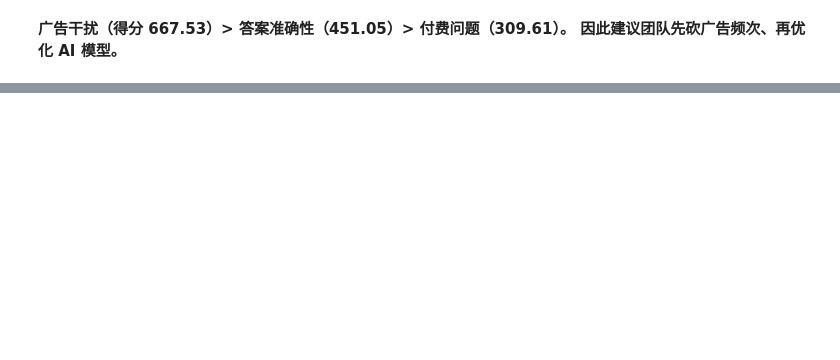
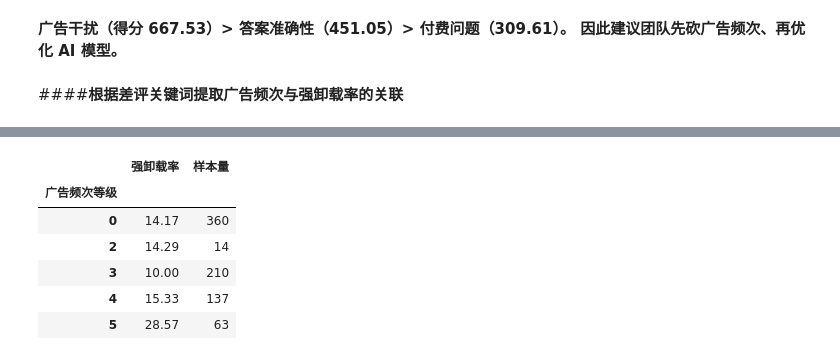
Before and after one commit to ashleyliang08/Personal-Projects-links-to-my-resume, a Jupyter notebook: Scrape_App_Reviews_of_Questionai_from_Google_Play_&_Do_Sentiment_Analysis_using_Python_&_Focus_On_Bad_Reviews_.ipynb, the cells around one changed output, grey strips where cells are left out. Drawn from its saved outputs; the diff is of its cells as text; code cells hidden in the pictures; blank space fills up the shorter version.

```diff
--- a/Scrape_App_Reviews_of_Questionai_from_Google_Play_&_Do_Sentiment_Analysis_using_Python_&_Focus_On_Bad_Reviews_.ipynb
+++ b/Scrape_App_Reviews_of_Questionai_from_Google_Play_&_Do_Sentiment_Analysis_using_Python_&_Focus_On_Bad_Reviews_.ipynb
@@ -283,10 +261,10 @@ plt.show()
 # %%
 # 按赞同数降序排列，取Top20
-top_disliked = bad_reviews.sort_values('thumbsUpCount', ascending=False).head(20)
+top_disliked = bad_reviews.sort_values('thumbs_up', ascending=False).head(20)
 
 print("\n获得最多用户赞同的20条差评（共性问题更明显）：")
 for idx, row in top_disliked.iterrows():
-    print(f"评分：{row['score']}星 | 赞同数：{row['thumbsUpCount']} | 评论片段：{row['content'][:800]}...")
+    print(f"评分：{row['rating']}星 | 赞同数：{row['thumbs_up']} | 评论片段：{row['content'][:800]}...")
 # %% [output]
 获得最多用户赞同的20条差评（共性问题更明显）：
 评分：1星 | 赞同数：1026 | 评论片段：I used to love this app. It would help with my math homework whenever I was confused as it explained how to solve it. However, after the update, things went down. The ads show  ...
@@ -371,7 +349,7 @@ def calculate_pain_score(row):
         match_count = sum(1 for kw in keywords if kw in row["processed_content"])
         score += match_count * 2  # 每个匹配关键词加2分
     # 权重分：用户共鸣度（赞同数越高权重越大，非线性放大高赞评论影响）
-    score *= np.log1p(row["thumbsUpCount"])  # log1p避免0值问题，突出100+赞的评论权重
+    score *= np.log1p(row["thumbs_up"])  # log1p避免0值问题，突出100+赞的评论权重
     return round(score, 2)
 
 # 3. 计算各痛点的“综合优先级得分”
@@ -411,3 +389,70 @@ fig.show()
 # %% [markdown]
 **广告干扰（得分 667.53）> 答案准确性（451.05）> 付费问题（309.61）。
 因此建议团队先砍广告频次、再优化 AI 模型。**
+# %% [markdown]
+####**根据差评关键词提取广告频次与强卸载率的关联**
+# %%
+def extract_ad_retention(row):
+    content = row["content"].lower()
+    # 1. 广告频次分级（按时间/操作间隔定义）
+    ad_freq = 0  # 0=未提及广告频次
+    # 极高频
+    if any(kw in content for kw in ["every second", "nonstop", "every question", "every scan", "everytime","every breathe","everywhere"]):
+        ad_freq = 5
+    # 高频
+    elif any(kw in content for kw in ["every 2", "every 3", "every 4", "every 5", "per hour", "hourly",'lots','a lot','so much','much']):
+        ad_freq = 4
+    # 中高频
+    elif any(kw in content for kw in ["many times a day", "several times a day", "twice a day", "daily",'many']):
+        ad_freq = 3
+    # 中频
+    elif any(kw in content for kw in ["once a day", "sometimes", "occasionally"]):
+        ad_freq = 2
+    # 低频
+    elif any(kw in content for kw in ["once every few days", "hardly any", "no ads"]):
+        ad_freq = 1
+
+    # 2.留存意愿:按“情感强度"分类,用“正面词-中性词-负面词”差值判断
+    positive_words = ["love", "like", "good", "helpful", "useful", "great", "sweet"]
+    neutral_negative_words = ["annoying", "bothersome", "frustrating", "irritating"]
+    strong_negative_words = ["uninstall", "delete", "never use", "sucks", "hate","worst","terrible",'used to love','changed','useless']
+
+    pos_count = sum(1 for kw in positive_words if kw in content.lower())
+    neu_neg_count = sum(1 for kw in neutral_negative_words if kw in content.lower())
+    strong_neg_count = sum(1 for kw in strong_negative_words if kw in content.lower())
+
+    # 接受
+    retention = 3
+    # 强卸载
+    if strong_neg_count > 0:
+        retention = 1
+    # 犹豫
+    elif neu_neg_count > 0 and pos_count == 0:
+        retention = 2
+
+    # 3. 是否提及广告
+    has_ad_mention = 1 if any(kw in content for kw in ["ad", "ads", "advertisement"]) else 0
+    return pd.Series([ad_freq, retention, has_ad_mention])
+
+# 应用函数并处理数据
+bad_reviews1 = bad_reviews.copy()
+ad_retention_result = bad_reviews1.apply(extract_ad_retention, axis=1)
+bad_reviews1[["广告频次等级", "留存意愿", "是否含广告描述"]] = ad_retention_result
+
+#这一步筛选出明确提及ad的评论
+ad_related_reviews = bad_reviews1[bad_reviews1["是否含广告描述"] == 1].copy()
+
+# 统计结果
+freq_sample_count = ad_related_reviews["广告频次等级"].value_counts().sort_index()
+print("提及广告的差评中各广告频次等级的样本量：")
+print(freq_sample_count)
+print("-"*50)
+
+uninstall_rate = ad_related_reviews.groupby("广告频次等级")["留存意愿"].agg(
+    强卸载率=lambda x: (x==1).mean()*100, ##计算强卸载率时只关注“留存意愿 = 1"的用户,求平均值的本质是「强卸载用户数 ÷ 该分组总用户数」，即强卸载的比例。
+    样本量="count"
+).round(2)
+
+print("广告频次-强卸载率对应表：")
+uninstall_rate
+# %% [output]
@@ -413,0 +469,7 @@ fig.show()
+|  | 强卸载率 | 样本量 |
+| 广告频次等级 |  |  |
+| 0 | 14.17 | 360 |
+| 2 | 14.29 | 14 |
+| 3 | 10.00 | 210 |
+| 4 | 15.33 | 137 |
+| 5 | 28.57 | 63 |
```
Also changed, not shown: parts of 10 cells of this notebook.
